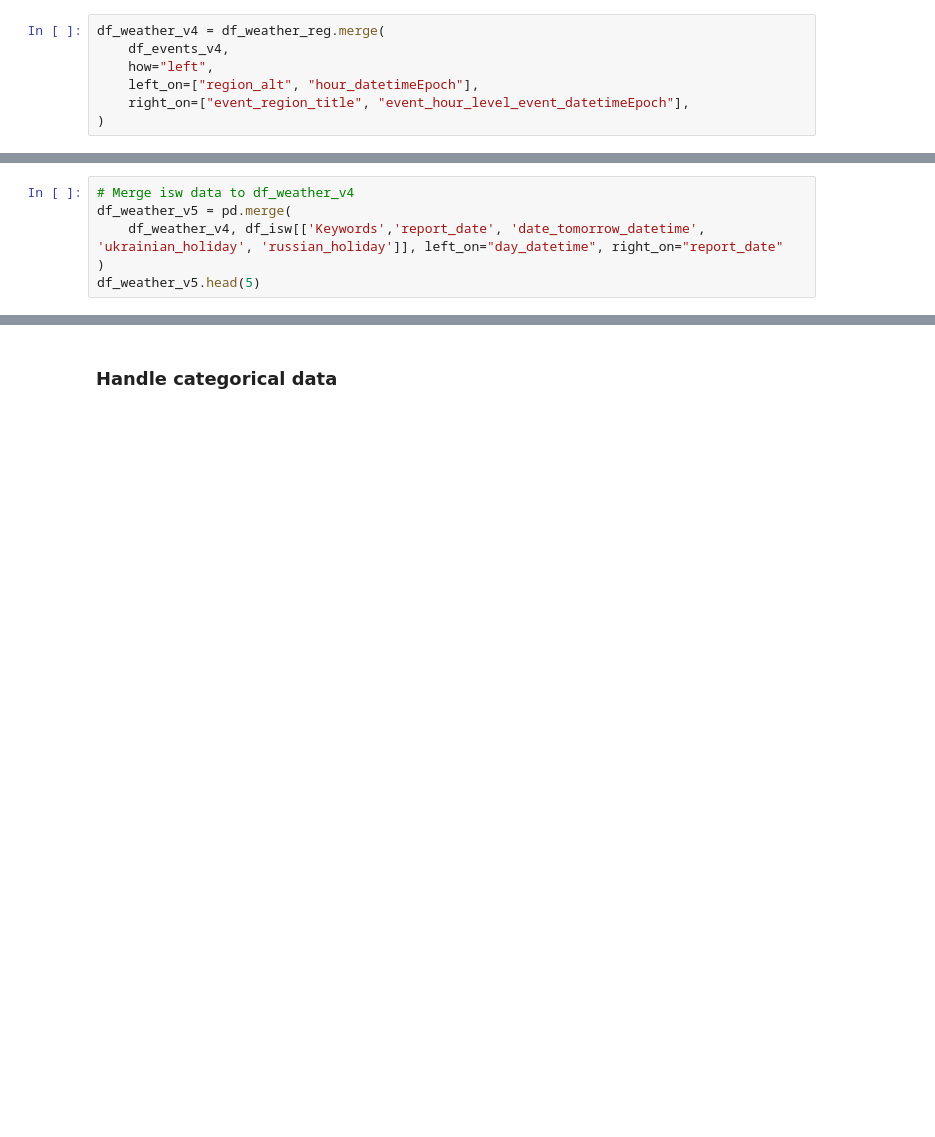
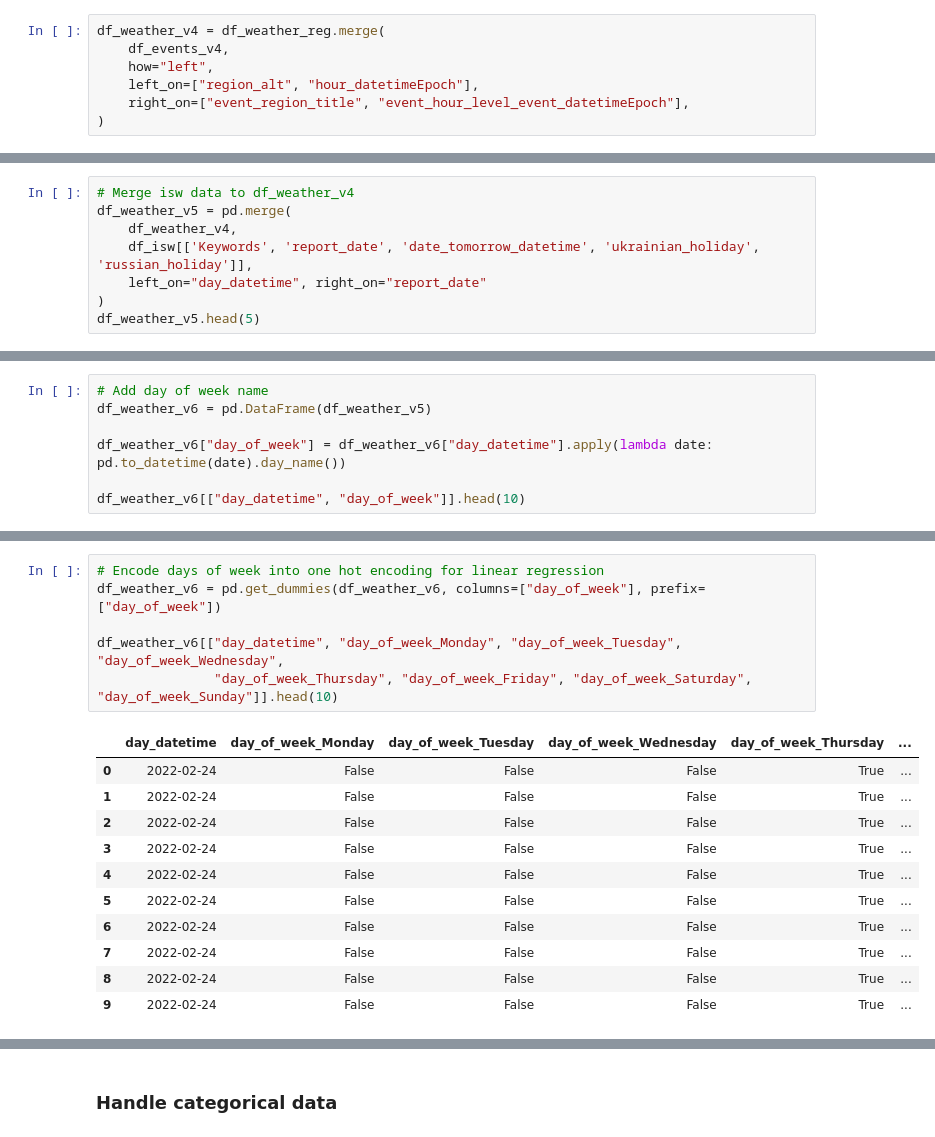
Before and after one commit to technicsx/SD_SaaS_Project, a Jupyter notebook: 2_data_preparation/3_prepare_final_dataset.ipynb, the cells around one changed output, grey strips where cells are left out. Drawn from its saved outputs; the diff is of its cells as text; blank space fills up the shorter version.

Commit message:
Add day of the week columns

```diff
--- a/2_data_preparation/3_prepare_final_dataset.ipynb
+++ b/2_data_preparation/3_prepare_final_dataset.ipynb
@@ -265,6 +447,8 @@ print(f"No alarm: {no_alarms / df_weather_v4.size}")
 # %%
 # Merge isw data to df_weather_v4
 df_weather_v5 = pd.merge(
-    df_weather_v4, df_isw[['Keywords','report_date', 'date_tomorrow_datetime', 'ukrainian_holiday', 'russian_holiday']], left_on="day_datetime", right_on="report_date"
+    df_weather_v4,
+    df_isw[['Keywords', 'report_date', 'date_tomorrow_datetime', 'ukrainian_holiday', 'russian_holiday']],
+    left_on="day_datetime", right_on="report_date"
 )
 df_weather_v5.head(5)
@@ -270,0 +464,7 @@ df_weather_v5.head(5)
+# %%
+# Add day of week name
+df_weather_v6 = pd.DataFrame(df_weather_v5)
+
+df_weather_v6["day_of_week"] = df_weather_v6["day_datetime"].apply(lambda date: pd.to_datetime(date).day_name())
+
+df_weather_v6[["day_datetime", "day_of_week"]].head(10)
@@ -271 +483,19 @@ df_weather_v5.head(5)
+# %%
+# Encode days of week into one hot encoding for linear regression
+df_weather_v6 = pd.get_dummies(df_weather_v6, columns=["day_of_week"], prefix=["day_of_week"])
+
+df_weather_v6[["day_datetime", "day_of_week_Monday", "day_of_week_Tuesday", "day_of_week_Wednesday",
+               "day_of_week_Thursday", "day_of_week_Friday", "day_of_week_Saturday", "day_of_week_Sunday"]].head(10)
+# %% [output]
+|  | day_datetime | day_of_week_Monday | day_of_week_Tuesday | day_of_week_Wednesday | day_of_week_Thursday | ... |
+| 0 | 2022-02-24 | False | False | False | True | ... |
+| 1 | 2022-02-24 | False | False | False | True | ... |
+| 2 | 2022-02-24 | False | False | False | True | ... |
+| 3 | 2022-02-24 | False | False | False | True | ... |
+| 4 | 2022-02-24 | False | False | False | True | ... |
+| 5 | 2022-02-24 | False | False | False | True | ... |
+| 6 | 2022-02-24 | False | False | False | True | ... |
+| 7 | 2022-02-24 | False | False | False | True | ... |
+| 8 | 2022-02-24 | False | False | False | True | ... |
+| 9 | 2022-02-24 | False | False | False | True | ... |
 # %%
```
Also changed, not shown: parts of 30 cells of this notebook.
